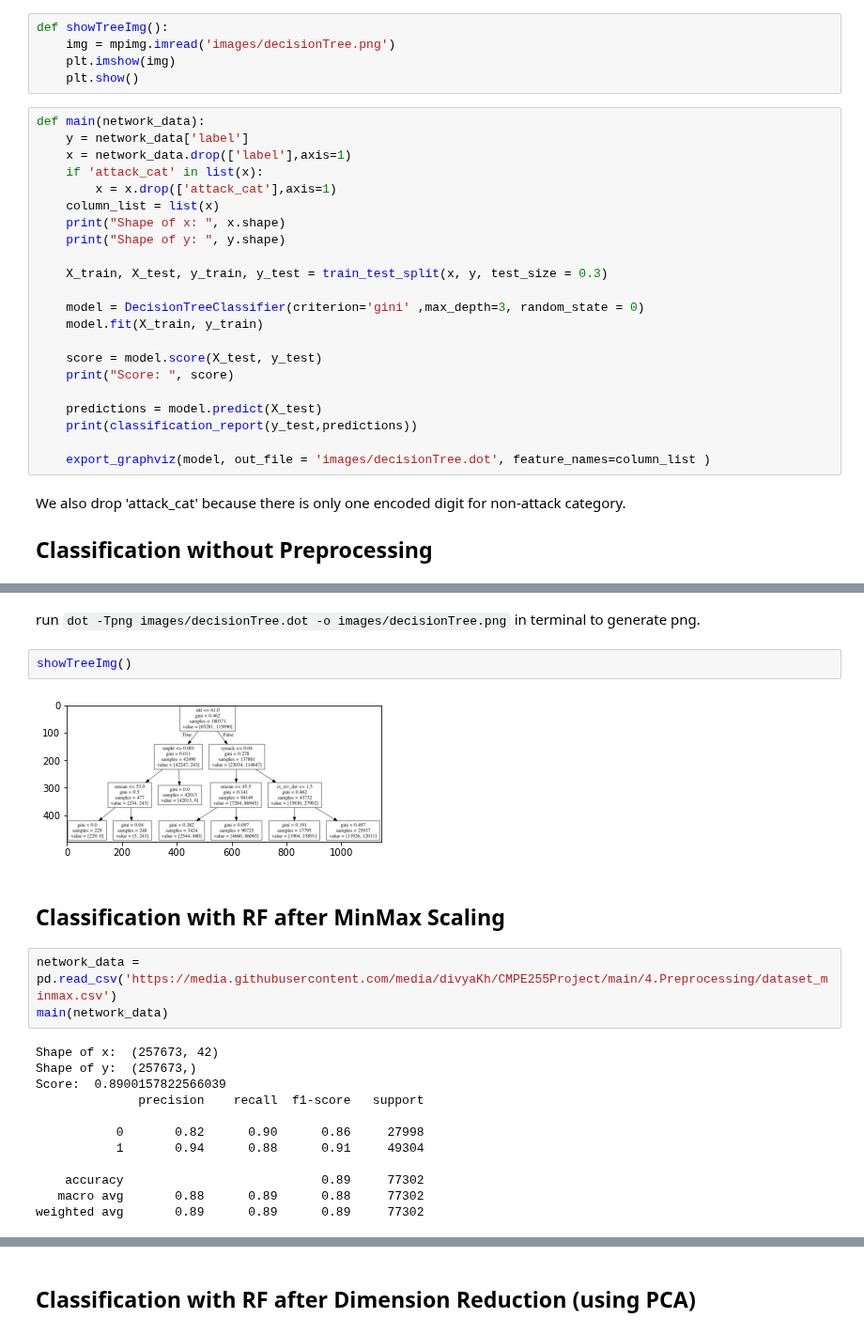
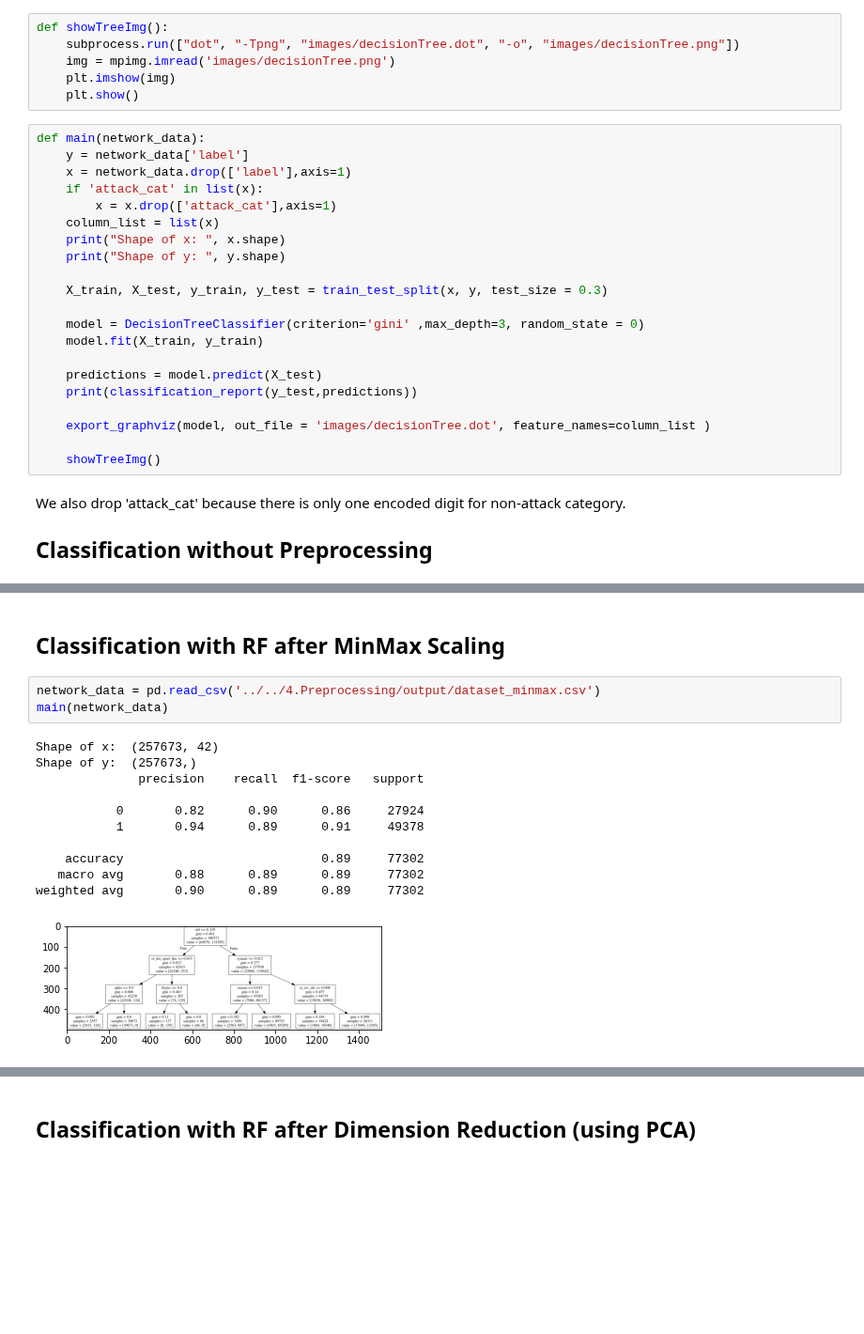
Before and after one commit to divyaKh/CMPE255Project, a Jupyter notebook: 5.ML_Models/baseline/DecisionTree.ipynb, the cells around one changed output, grey strips where cells are left out. Shown at 94% size. Cells and saved outputs as stored; diff of their text form; blank space fills up the shorter version.

```diff
--- a/5.ML_Models/baseline/DecisionTree.ipynb
+++ b/5.ML_Models/baseline/DecisionTree.ipynb
@@ -32,5 +27,6 @@ import matplotlib.image as mpimg
 # %%
 def showTreeImg():
+    subprocess.run(["dot", "-Tpng", "images/decisionTree.dot", "-o", "images/decisionTree.png"])
     img = mpimg.imread('images/decisionTree.png')
     plt.imshow(img)
     plt.show()
@@ -49,13 +45,12 @@ def main(network_data):
     model = DecisionTreeClassifier(criterion='gini' ,max_depth=3, random_state = 0)
     model.fit(X_train, y_train)
 
-    score = model.score(X_test, y_test)
-    print("Score: ", score)
-
     predictions = model.predict(X_test)
     print(classification_report(y_test,predictions))
 
     export_graphviz(model, out_file = 'images/decisionTree.dot', feature_names=column_list )
+
+    showTreeImg()
 # %% [markdown]
 We also drop 'attack_cat' because there is only one encoded digit for non-attack category.
 ## Classification without Preprocessing
@@ -77,23 +72,17 @@ weighted avg       0.90      0.89      0.89     77302
-# %% [markdown]
-run `dot -Tpng images/decisionTree.dot -o images/decisionTree.png` in terminal to generate png.
-# %%
-showTreeImg()
-# %% [output]
-[figure, removed]
 # %% [markdown]
 ## Classification with RF after MinMax Scaling
 # %%
-network_data = pd.read_csv('https://media.githubusercontent.com/media/divyaKh/CMPE255Project/main/4.Preprocessing/dataset_minmax.csv')
+network_data = pd.read_csv('../../4.Preprocessing/output/dataset_minmax.csv')
 main(network_data)
 # %% [output]
 Shape of x:  (257673, 42)
 Shape of y:  (257673,)
-Score:  0.8900157822566039
               precision    recall  f1-score   support
 
-           0       0.82      0.90      0.86     27998
-           1       0.94      0.88      0.91     49304
+           0       0.82      0.90      0.86     27924
+           1       0.94      0.89      0.91     49378
 
     accuracy                           0.89     77302
-   macro avg       0.88      0.89      0.88     77302
-weighted avg       0.89      0.89      0.89     77302
+   macro avg       0.88      0.89      0.89     77302
+weighted avg       0.90      0.89      0.89     77302
+[figure, added]
```
Also changed, not shown: parts of 11 cells of this notebook.
